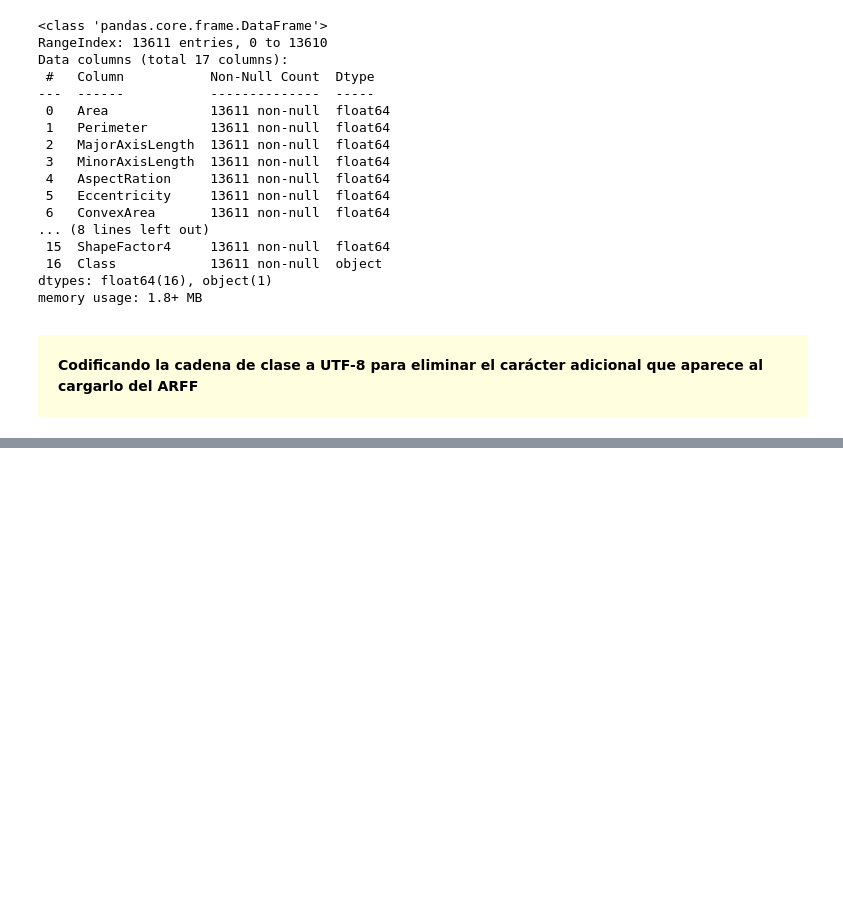
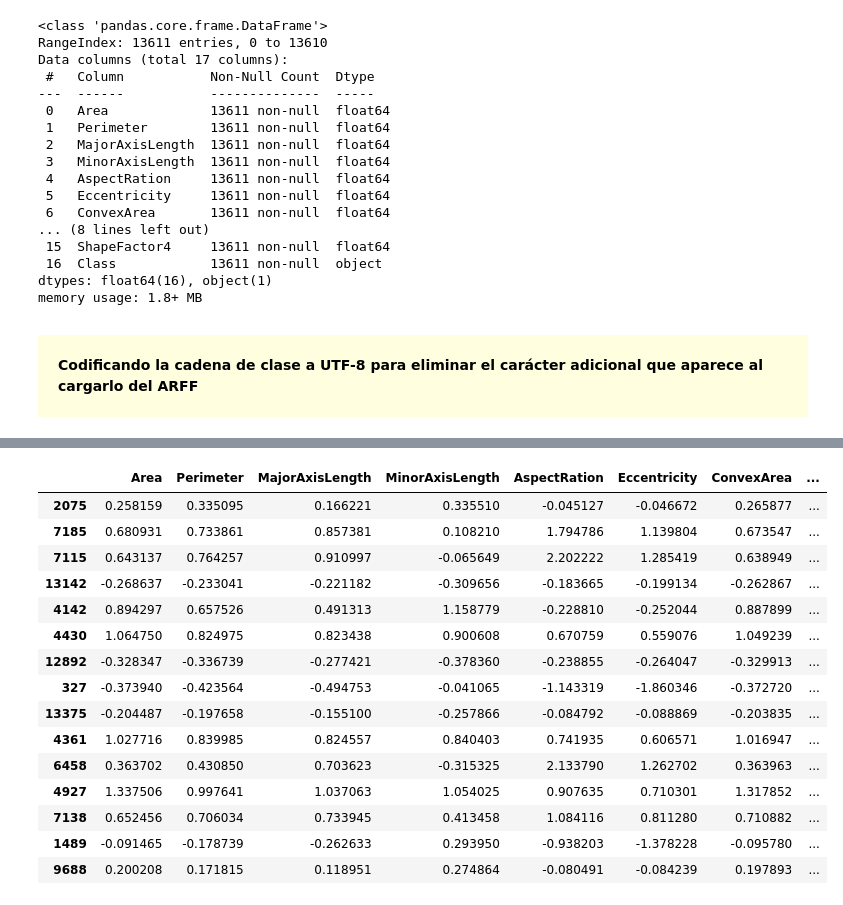
Before and after one commit to LuisIgnacio98/ProyectoFinalMineriaDatos, a Jupyter notebook: Proyecto Final Minería Datos.ipynb, the cells around one changed output, grey strips where cells are left out. Drawn from its saved outputs; the diff is of its cells as text; code cells hidden in the pictures; blank space fills up the shorter version.

```diff
--- a/Proyecto Final Minería Datos.ipynb
+++ b/Proyecto Final Minería Datos.ipynb
@@ -79,0 +176,10 @@ df.sample(10)
+# %%
+escalado3 = df.copy()
+
+num_attrs = ['Area','Perimeter','MajorAxisLength','MinorAxisLength','AspectRation','Eccentricity','ConvexArea','EquivDiameter',
+            'Extent','Solidity','roundness','Compactness','ShapeFactor1','ShapeFactor3','ShapeFactor4']
+
+scaler = RobustScaler()
+escalado3[num_attrs] = scaler.fit_transform(escalado3[num_attrs])
+
+escalado3[num_attrs].describe()
@@ -79,0 +196,19 @@ df.sample(10)
+# %%
+escalado3.sample(15)
+# %% [output]
+|  | Area | Perimeter | MajorAxisLength | MinorAxisLength | AspectRation | Eccentricity | ConvexArea | ... |
+| 2075 | 0.258159 | 0.335095 | 0.166221 | 0.335510 | -0.045127 | -0.046672 | 0.265877 | ... |
+| 7185 | 0.680931 | 0.733861 | 0.857381 | 0.108210 | 1.794786 | 1.139804 | 0.673547 | ... |
+| 7115 | 0.643137 | 0.764257 | 0.910997 | -0.065649 | 2.202222 | 1.285419 | 0.638949 | ... |
+| 13142 | -0.268637 | -0.233041 | -0.221182 | -0.309656 | -0.183665 | -0.199134 | -0.262867 | ... |
+| 4142 | 0.894297 | 0.657526 | 0.491313 | 1.158779 | -0.228810 | -0.252044 | 0.887899 | ... |
+| 4430 | 1.064750 | 0.824975 | 0.823438 | 0.900608 | 0.670759 | 0.559076 | 1.049239 | ... |
+| 12892 | -0.328347 | -0.336739 | -0.277421 | -0.378360 | -0.238855 | -0.264047 | -0.329913 | ... |
+| 327 | -0.373940 | -0.423564 | -0.494753 | -0.041065 | -1.143319 | -1.860346 | -0.372720 | ... |
+| 13375 | -0.204487 | -0.197658 | -0.155100 | -0.257866 | -0.084792 | -0.088869 | -0.203835 | ... |
+| 4361 | 1.027716 | 0.839985 | 0.824557 | 0.840403 | 0.741935 | 0.606571 | 1.016947 | ... |
+| 6458 | 0.363702 | 0.430850 | 0.703623 | -0.315325 | 2.133790 | 1.262702 | 0.363963 | ... |
+| 4927 | 1.337506 | 0.997641 | 1.037063 | 1.054025 | 0.907635 | 0.710301 | 1.317852 | ... |
+| 7138 | 0.652456 | 0.706034 | 0.733945 | 0.413458 | 1.084116 | 0.811280 | 0.710882 | ... |
+| 1489 | -0.091465 | -0.178739 | -0.262633 | 0.293950 | -0.938203 | -1.378228 | -0.095780 | ... |
+| 9688 | 0.200208 | 0.171815 | 0.118951 | 0.274864 | -0.080491 | -0.084239 | 0.197893 | ... |
```
Also changed, not shown: parts of 11 cells of this notebook.
